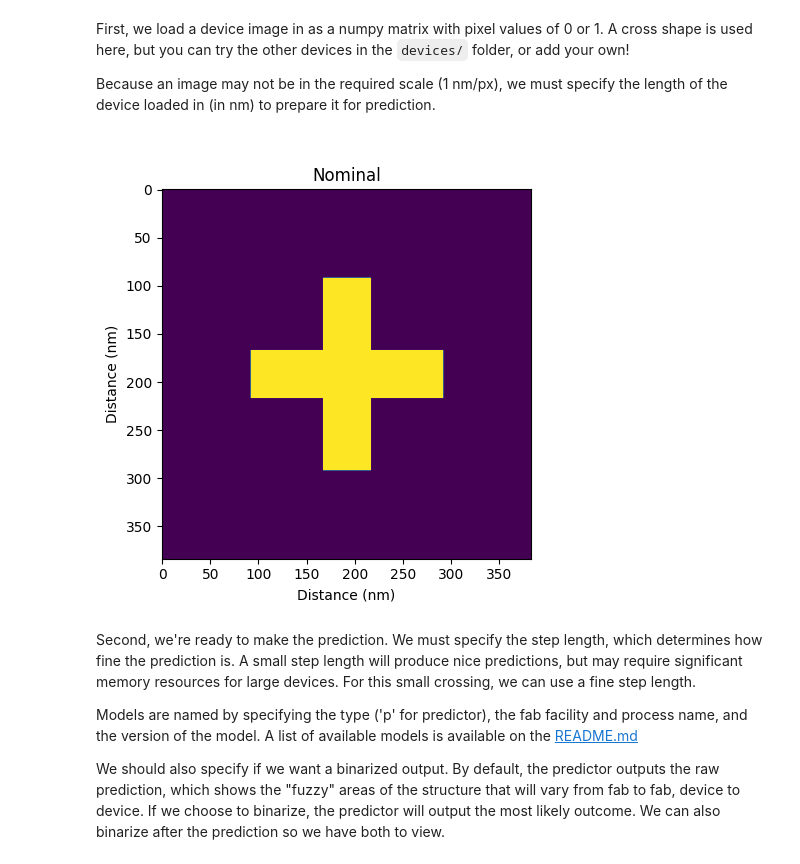
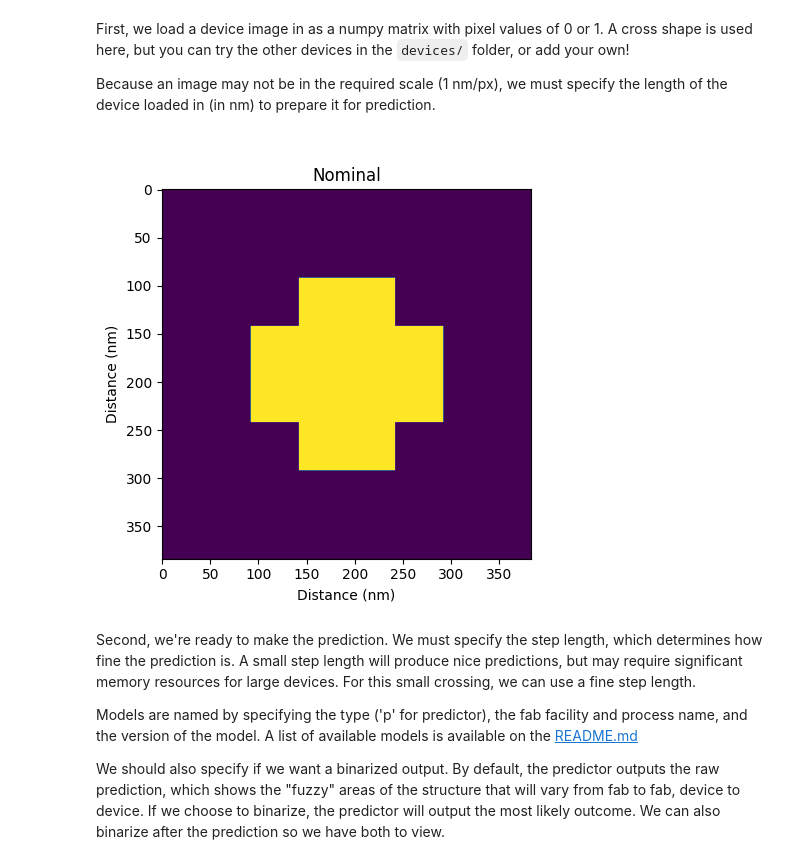
Before and after one commit to PreFab-Photonics/PreFab, a Jupyter notebook: examples/example_prediction.ipynb, the cells around one changed output. Drawn from its saved outputs; the diff is of its cells as text; code cells hidden in the pictures.

```diff
--- a/examples/example_prediction.ipynb
+++ b/examples/example_prediction.ipynb
@@ -12,16 +12,16 @@ First, we load a device image in as a numpy matrix with pixel values of 0 or 1.
 Because an image may not be in the required scale (1 nm/px), we must specify the length of the device loaded in (in nm) to prepare it for prediction.
 # %%
 DEVICE_LENGTH = 200
-device = pf.load_device_img(path='../devices/cross_32x128_256x256.png',
+device = pf.load_device_img(path='../devices/cross_64x128_256x256.png',
                             device_length=DEVICE_LENGTH)
 
 plt.imshow(device)
 plt.title('\nNominal')
 plt.ylabel('Distance (nm)')
 plt.xlabel('Distance (nm)')
 plt.show()
 # %% [output]
-[figure, old version]
+[figure, new version]
 # %% [markdown]
 Second, we're ready to make the prediction. We must specify the step length, which determines how fine the prediction is. A small step length will produce nice predictions, but may require significant memory resources for large devices. For this small crossing, we can use a fine step length.
 
```
Also changed, not shown: parts of 5 cells of this notebook, 3 other files.
